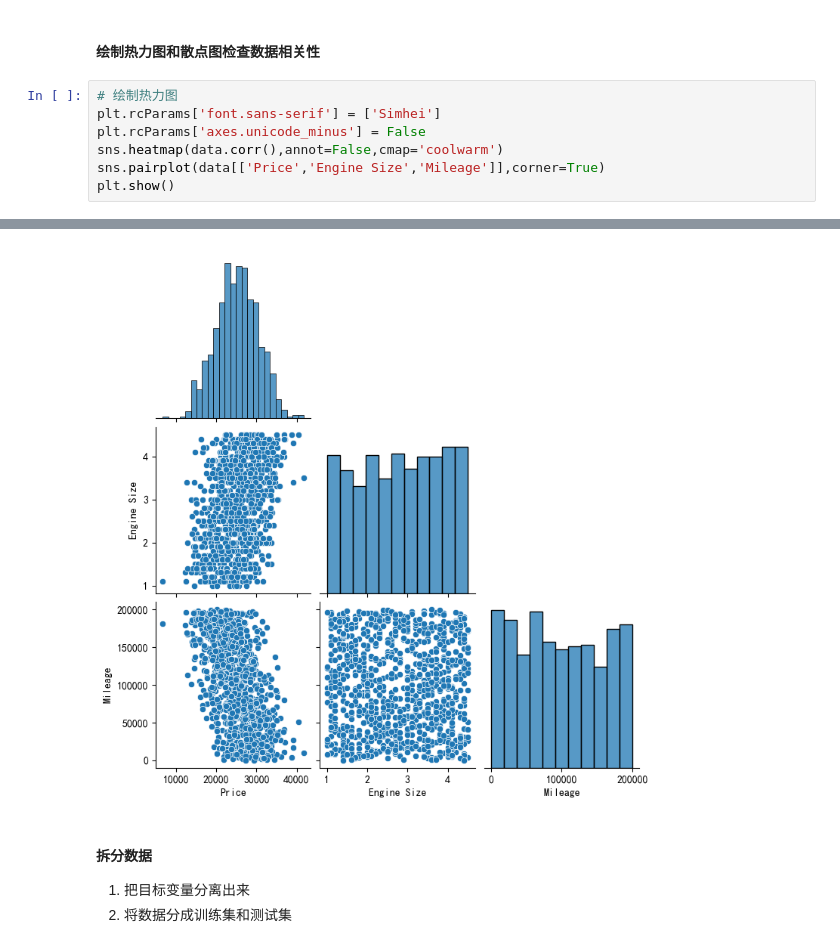
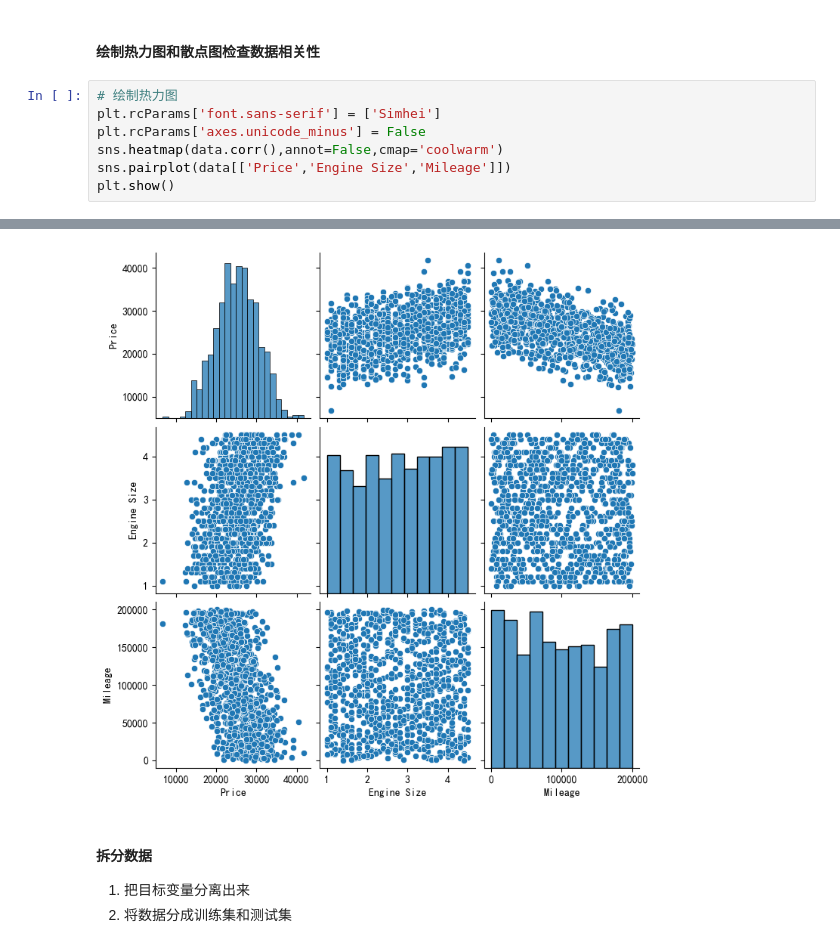
Before and after one commit to zhaobolei/multiple-linear-regression, a Jupyter notebook: 多元线性回归.ipynb, the cells around one changed output, grey strips where cells are left out. Saved outputs shown, nothing was run; the diff lists cells and outputs as text.

```diff
--- a/多元线性回归.ipynb
+++ b/多元线性回归.ipynb
@@ -299,13 +300,13 @@ data.head()
 # %%
 # 绘制热力图
 plt.rcParams['font.sans-serif'] = ['Simhei']
 plt.rcParams['axes.unicode_minus'] = False
 sns.heatmap(data.corr(),annot=False,cmap='coolwarm')
-sns.pairplot(data[['Price','Engine Size','Mileage']],corner=True)
+sns.pairplot(data[['Price','Engine Size','Mileage']])
 plt.show()
 # %% [output]
 [figure]
-[figure, old version]
+[figure, new version]
 # %% [markdown]
 #### 拆分数据
 1. 把目标变量分离出来
```
Also changed, not shown: parts of 14 cells of this notebook.
